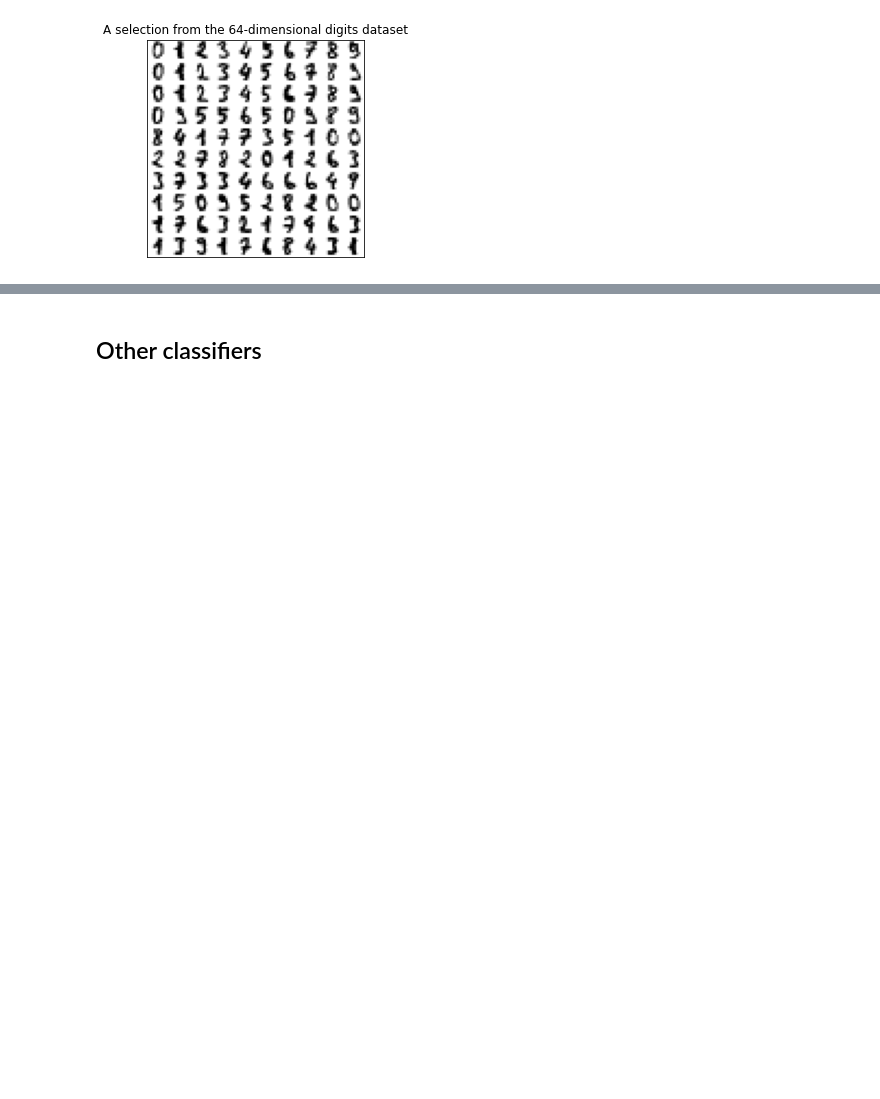
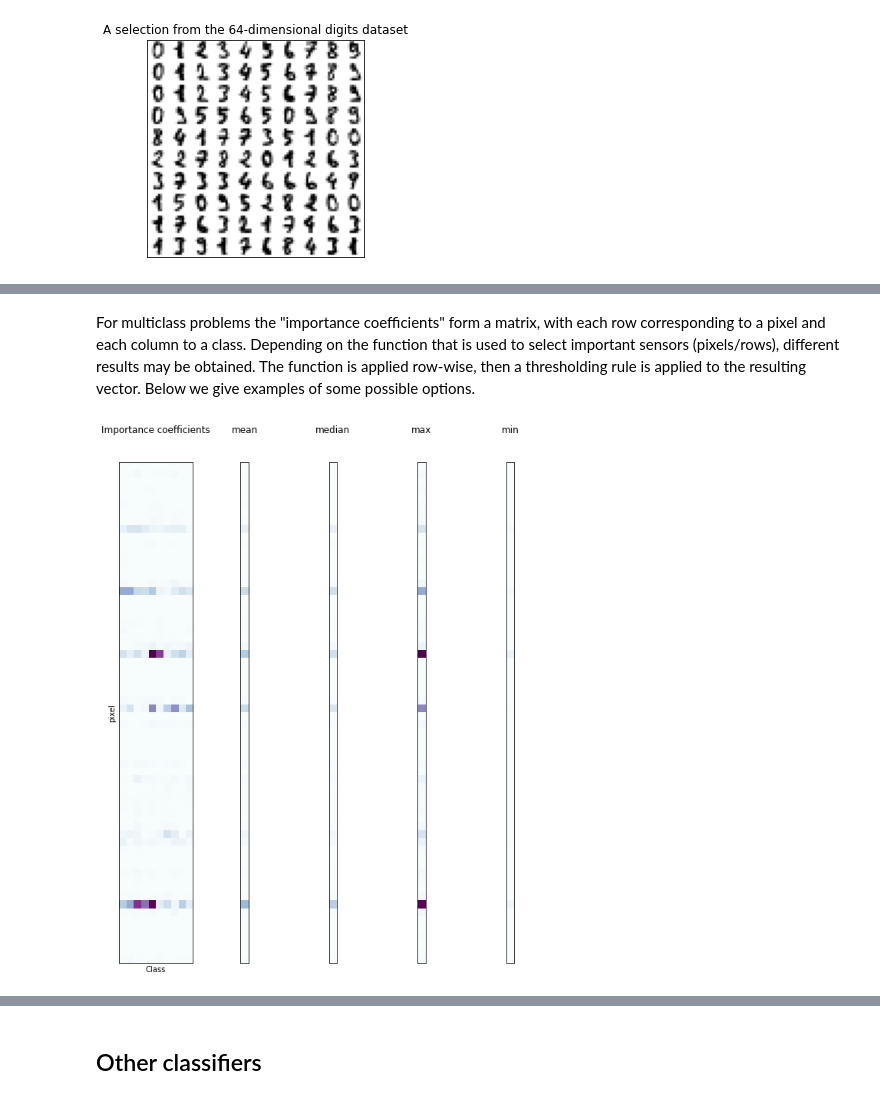
Before and after one commit to dynamicslab/pysensors, a Jupyter notebook: examples/classification.ipynb, the cells around one changed output, grey strips where cells are left out. Drawn from its saved outputs; the diff is of its cells as text; code cells hidden in the pictures; blank space fills up the shorter version.

```diff
--- a/examples/Classification.ipynb
+++ b/examples/classification.ipynb
@@ -166,0 +161,29 @@ Classification report for classifier SSPOC(basis=Identity(n_basis_modes=1797),
+# %% [markdown]
+For multiclass problems the "importance coefficients" form a matrix, with each row corresponding to a pixel and each column to a class. Depending on the function that is used to select important sensors (pixels/rows), different results may be obtained. The function is applied row-wise, then a thresholding rule is applied to the resulting vector. Below we give examples of some possible options.
+# %%
+methods = [
+    ('mean', np.mean),
+    ('median', np.median),
+    ('max', np.max),
+    ('min', np.min)
+]
+
+# Normalize the colormaps
+coef_magnitudes = np.abs(model.sensor_coef_)
+vmin = np.min(coef_magnitudes)
+vmax = np.max(coef_magnitudes)
+
+plot_kws = dict(vmin=vmin, vmax=vmax, cmap="BuPu")
+
+fig, axs = plt.subplots(1, len(methods) + 1, sharey=True, figsize=(10, 12))
+
+axs[0].matshow(np.abs(coef_magnitudes), aspect="auto", **plot_kws)
+axs[0].set(xlabel="Class", ylabel="pixel", title="Importance coefficients", xticks=[], yticks=[])
+
+for k, (name, method) in enumerate(methods, 1):
+    axs[k].matshow(method(np.abs(coef_magnitudes), axis=1).reshape(-1, 1), **plot_kws)
+    axs[k].set(title=name, xticks=[], yticks=[])
+
+fig.show()
+# %% [output]
+[figure, added]
```
Also changed, not shown: parts of 11 cells of this notebook, 2 other files.
